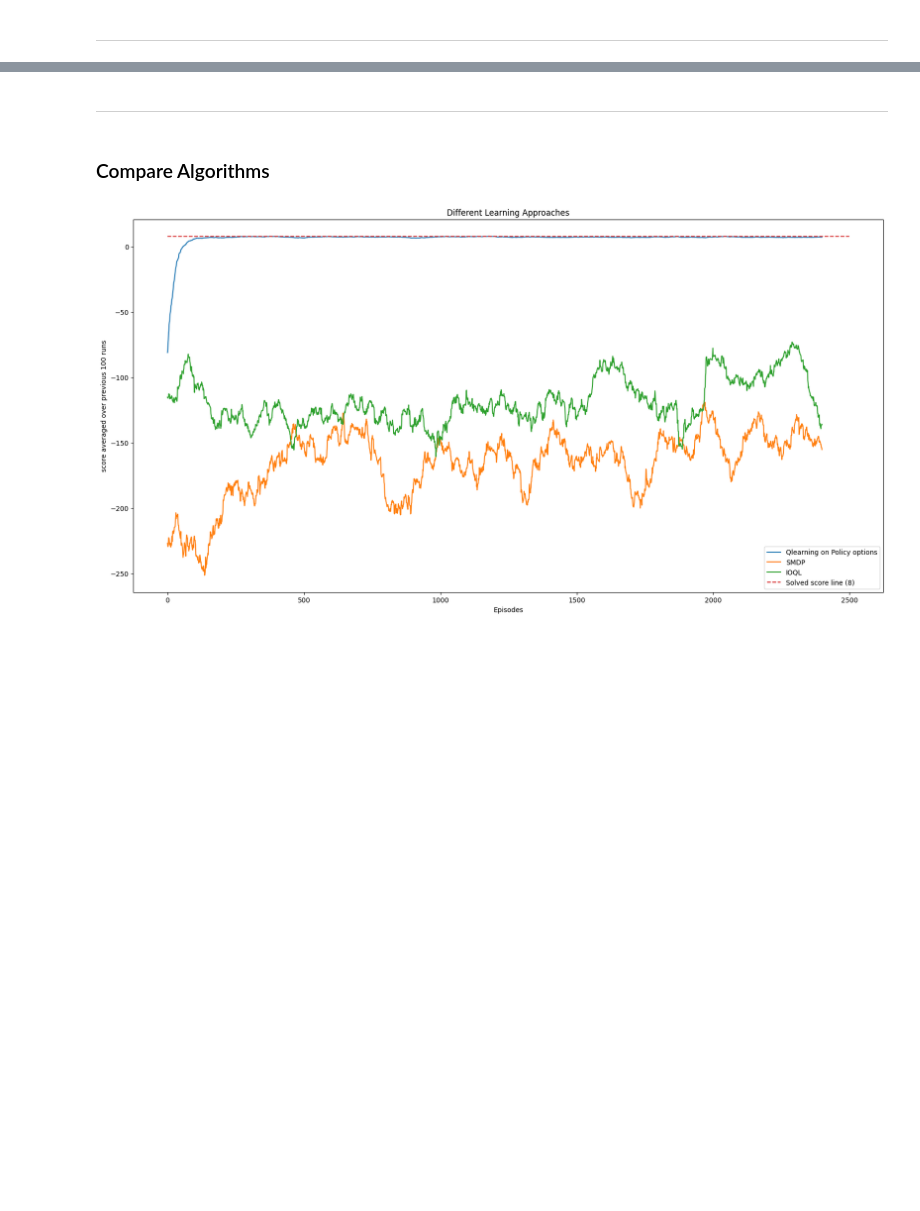
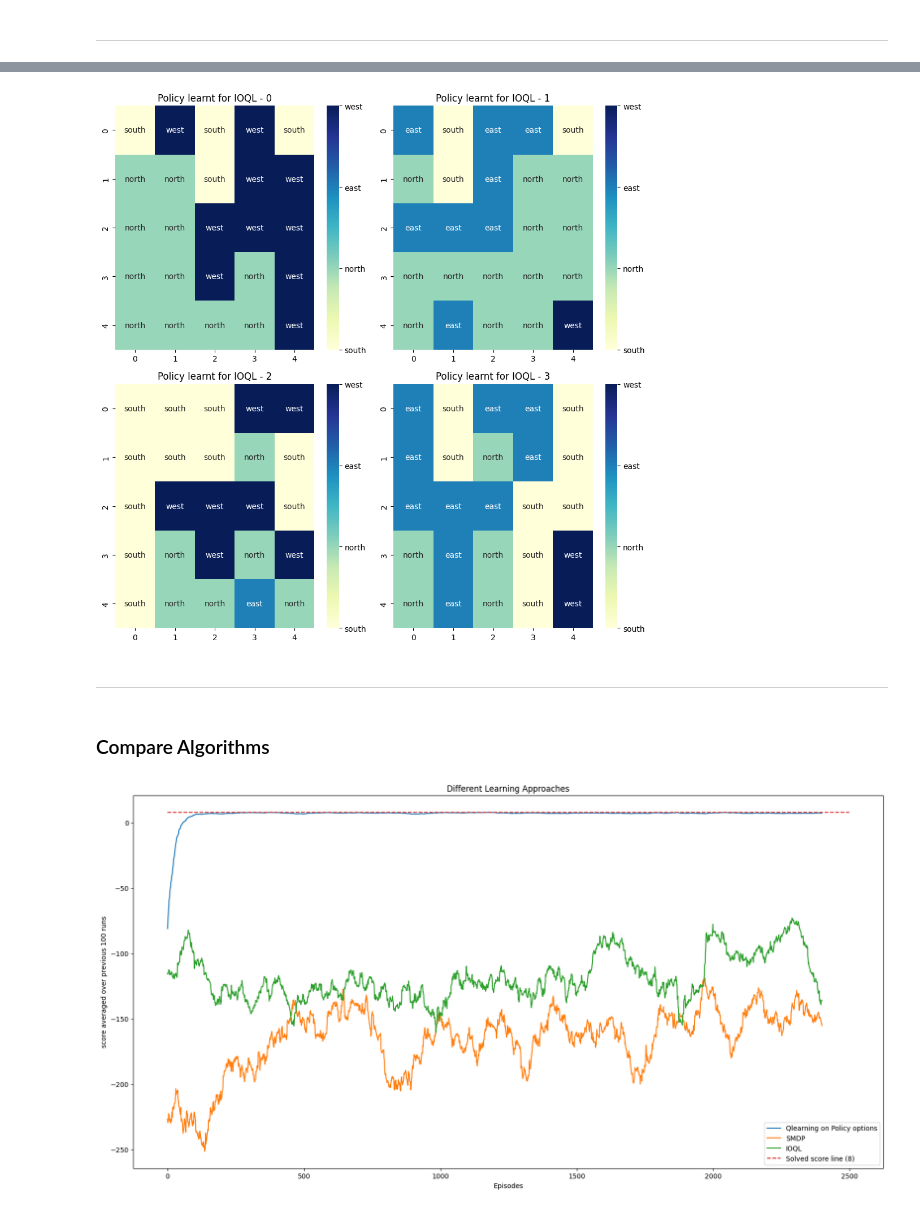
Before and after one commit to ArjunRameshV/RL_2024_PA_3, a Jupyter notebook: Assignment.ipynb, the cells around one changed output, grey strips where cells are left out. Drawn from its saved outputs; the diff is of its cells as text; code cells hidden in the pictures; blank space fills up the shorter version.

```diff
--- a/Assignment.ipynb
+++ b/Assignment.ipynb
@@ -318,3 +342,7 @@ plot_average_reward(rewards_history_p3, title='IOQL over options with Q-learning
+# %%
+visualize_policy(options, model_name="IOQL")
+# %% [output]
+[figure, added]
 # %% [markdown]
 ----
 # %% [markdown]
```
Also changed, not shown: parts of 4 cells of this notebook.
